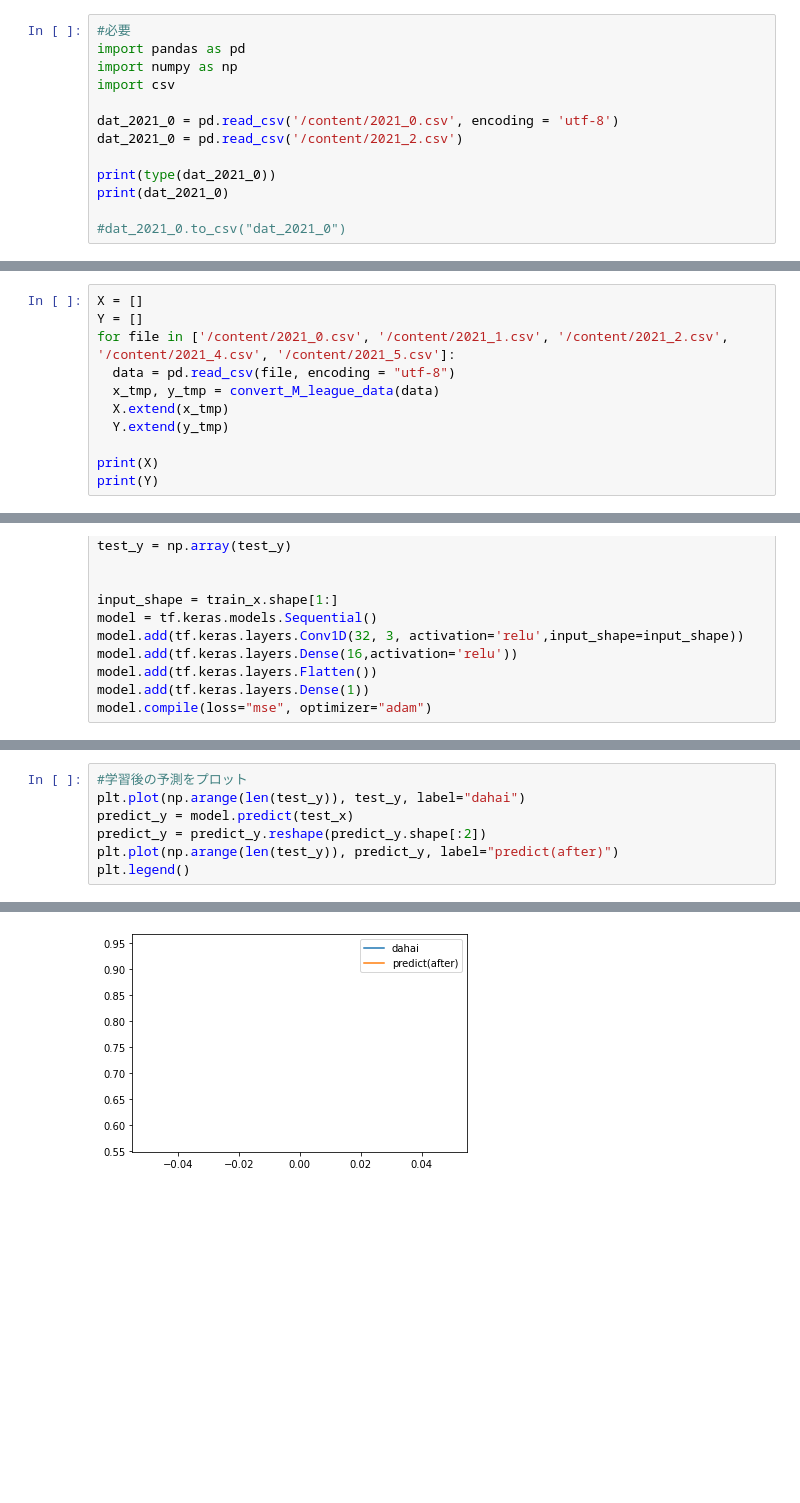
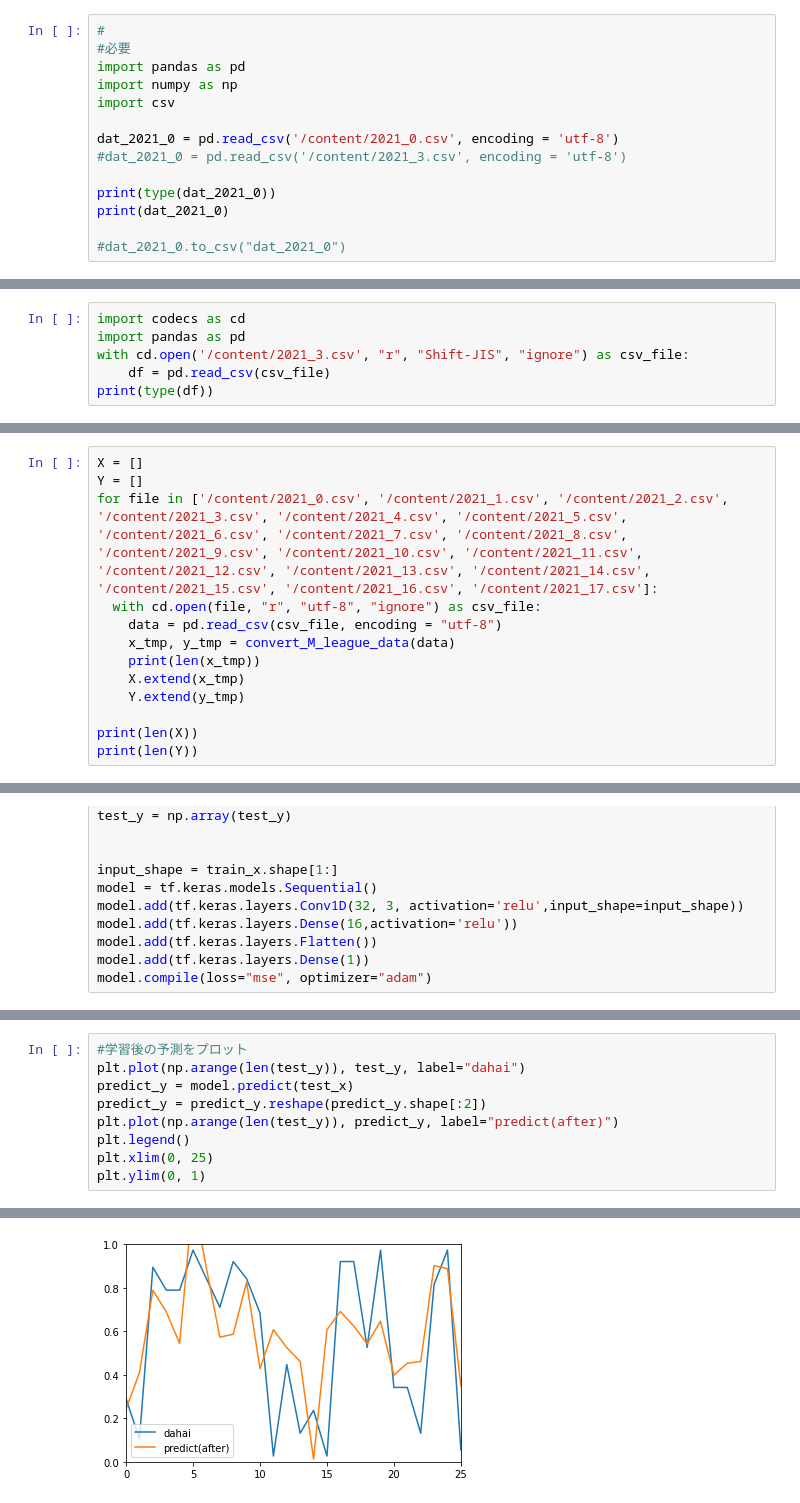
Before and after one commit to Retsukaio/sotsuron, a Jupyter notebook: yuga_grad.ipynb, the cells around one changed output, grey strips where cells are left out. Drawn from its saved outputs; the diff is of its cells as text; blank space fills up the shorter version.

```diff
--- a/yuga_grad.ipynb
+++ b/yuga_grad.ipynb
@@ -1,13 +1,14 @@
 # %% [markdown]
 <a href="https://colab.research.google.com/github/YugaYoshimura/a/blob/main/yuga_grad.ipynb" target="_parent"><img src="https://colab.research.google.com/assets/colab-badge.svg" alt="Open In Colab"/></a>
 # %%
+#
 #必要
 import pandas as pd
 import numpy as np
 import csv
 
 dat_2021_0 = pd.read_csv('/content/2021_0.csv', encoding = 'utf-8')
-dat_2021_0 = pd.read_csv('/content/2021_2.csv')
+#dat_2021_0 = pd.read_csv('/content/2021_3.csv', encoding = 'utf-8')
 
 print(type(dat_2021_0))
 print(dat_2021_0)
@@ -31,0 +33,6 @@ print(dat_2021_0)
+# %%
+import codecs as cd
+import pandas as pd
+with cd.open('/content/2021_3.csv', "r", "Shift-JIS", "ignore") as csv_file:
+    df = pd.read_csv(csv_file)
+print(type(df))
@@ -2046,12 +2056,14 @@ def convert_M_league_data(dat_2021_0):
 # %%
 X = []
 Y = []
-for file in ['/content/2021_0.csv', '/content/2021_1.csv', '/content/2021_2.csv', '/content/2021_4.csv', '/content/2021_5.csv']:
-  data = pd.read_csv(file, encoding = "utf-8")
-  x_tmp, y_tmp = convert_M_league_data(data)
-  X.extend(x_tmp)
-  Y.extend(y_tmp)
+for file in ['/content/2021_0.csv', '/content/2021_1.csv', '/content/2021_2.csv', '/content/2021_3.csv', '/content/2021_4.csv', '/content/2021_5.csv', '/content/2021_6.csv', '/content/2021_7.csv', '/content/2021_8.csv', '/content/2021_9.csv', '/content/2021_10.csv', '/content/2021_11.csv', '/content/2021_12.csv', '/content/2021_13.csv', '/content/2021_14.csv', '/content/2021_15.csv', '/content/2021_16.csv', '/content/2021_17.csv']:
+  with cd.open(file, "r", "utf-8", "ignore") as csv_file:
+    data = pd.read_csv(csv_file, encoding = "utf-8")
+    x_tmp, y_tmp = convert_M_league_data(data)
+    print(len(x_tmp))
+    X.extend(x_tmp)
+    Y.extend(y_tmp)
 
-print(X)
-print(Y)
+print(len(X))
+print(len(Y))
 # %% [output]
@@ -2134,4 +2172,6 @@ predict_y = model.predict(test_x)
 predict_y = predict_y.reshape(predict_y.shape[:2])
 plt.plot(np.arange(len(test_y)), predict_y, label="predict(after)")
 plt.legend()
+plt.xlim(0, 25)
+plt.ylim(0, 1)
 # %% [output]
@@ -2140 +2180 @@ plt.legend()
-[figure, old version]
+[figure, new version]
```
Also changed, not shown: parts of 18 cells of this notebook.
